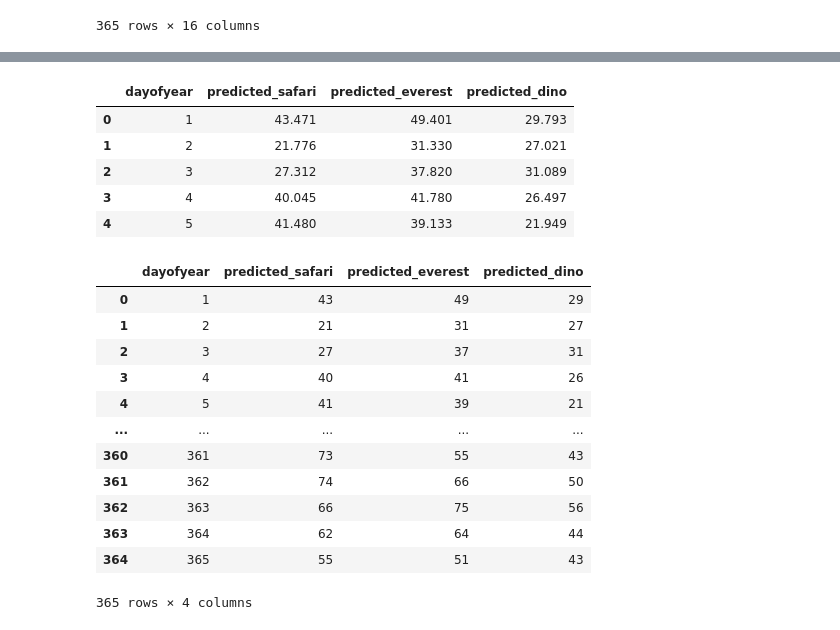
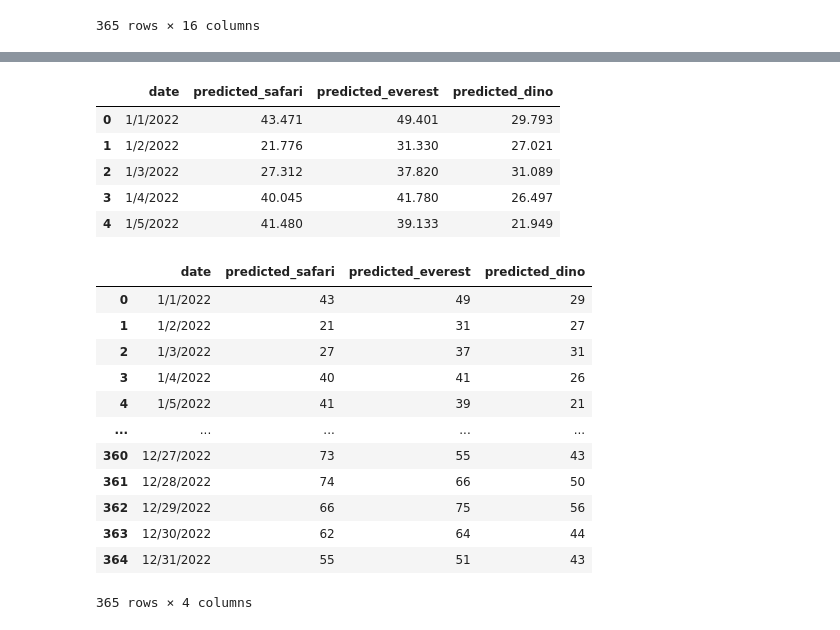
Before and after one commit to lmm9/FinalProject_Disney, a Jupyter notebook: combine_MLpredictions.ipynb, the cells around one changed output, grey strips where cells are left out. Drawn from its saved outputs; the diff is of its cells as text; code cells hidden in the pictures.

Commit message:
added Date to ML_predictions

```diff
--- a/combine_MLpredictions.ipynb
+++ b/combine_MLpredictions.ipynb
@@ -33,3 +33,6 @@ dinoML_df.head()
 | 2 | 2 | 3 | 1 | 1 | 7 | 31.089 |
 | 3 | 3 | 4 | 1 | 1 | 7 | 26.497 |
 | 4 | 4 | 5 | 1 | 1 | 7 | 21.949 |
+# %%
+date_df = pd.read_csv(os.path.join("data/date.csv"))
+date_df.head()
@@ -69,3 +79,7 @@ combined_MLpredictions_df
 | 363 | 6 | 364 | 0 | 12 | 7 | 62.808 | 6 | ... |
 | 364 | 7 | 365 | 0 | 12 | 7 | 55.234 | 7 | ... |
 365 rows × 16 columns
+# %%
+# Merge two dataframes using an inner join
+combined_MLpredictions_df = pd.merge(combined_MLpredictions_df, date_df, on="dayofyear")
+combined_MLpredictions_df
@@ -72,30 +100,30 @@ combined_MLpredictions_df
 # %%
 #Create clean metadata Dataframe with useful columns and rename "DATE" column
-MLpredictions_df = combined_MLpredictions_df[["dayofyear","predicted_safari","predicted_everest","predicted_dino"]]
+MLpredictions_df = combined_MLpredictions_df[["date","predicted_safari","predicted_everest","predicted_dino"]]
 MLpredictions_df.head()
 # %% [output]
-|  | dayofyear | predicted_safari | predicted_everest | predicted_dino |
-| 0 | 1 | 43.471 | 49.401 | 29.793 |
-| 1 | 2 | 21.776 | 31.330 | 27.021 |
-| 2 | 3 | 27.312 | 37.820 | 31.089 |
-| 3 | 4 | 40.045 | 41.780 | 26.497 |
-| 4 | 5 | 41.480 | 39.133 | 21.949 |
+|  | date | predicted_safari | predicted_everest | predicted_dino |
+| 0 | 1/1/2022 | 43.471 | 49.401 | 29.793 |
+| 1 | 1/2/2022 | 21.776 | 31.330 | 27.021 |
+| 2 | 1/3/2022 | 27.312 | 37.820 | 31.089 |
+| 3 | 1/4/2022 | 40.045 | 41.780 | 26.497 |
+| 4 | 1/5/2022 | 41.480 | 39.133 | 21.949 |
 # %%
 MLpredictions_df = MLpredictions_df.astype({"predicted_safari": "int64", "predicted_everest": "int64", "predicted_dino": "int64"})
 MLpredictions_df
 # %% [output]
-|  | dayofyear | predicted_safari | predicted_everest | predicted_dino |
-| 0 | 1 | 43 | 49 | 29 |
-| 1 | 2 | 21 | 31 | 27 |
-| 2 | 3 | 27 | 37 | 31 |
-| 3 | 4 | 40 | 41 | 26 |
-| 4 | 5 | 41 | 39 | 21 |
+|  | date | predicted_safari | predicted_everest | predicted_dino |
+| 0 | 1/1/2022 | 43 | 49 | 29 |
+| 1 | 1/2/2022 | 21 | 31 | 27 |
+| 2 | 1/3/2022 | 27 | 37 | 31 |
+| 3 | 1/4/2022 | 40 | 41 | 26 |
+| 4 | 1/5/2022 | 41 | 39 | 21 |
 | ... | ... | ... | ... | ... |
-| 360 | 361 | 73 | 55 | 43 |
-| 361 | 362 | 74 | 66 | 50 |
-| 362 | 363 | 66 | 75 | 56 |
-| 363 | 364 | 62 | 64 | 44 |
-| 364 | 365 | 55 | 51 | 43 |
+| 360 | 12/27/2022 | 73 | 55 | 43 |
+| 361 | 12/28/2022 | 74 | 66 | 50 |
+| 362 | 12/29/2022 | 66 | 75 | 56 |
+| 363 | 12/30/2022 | 62 | 64 | 44 |
+| 364 | 12/31/2022 | 55 | 51 | 43 |
 365 rows × 4 columns
 # %%
 # Export file as a CSV, without the Pandas index, but with the header
```
Also changed, not shown: parts of 3 cells of this notebook, 6 other files.
